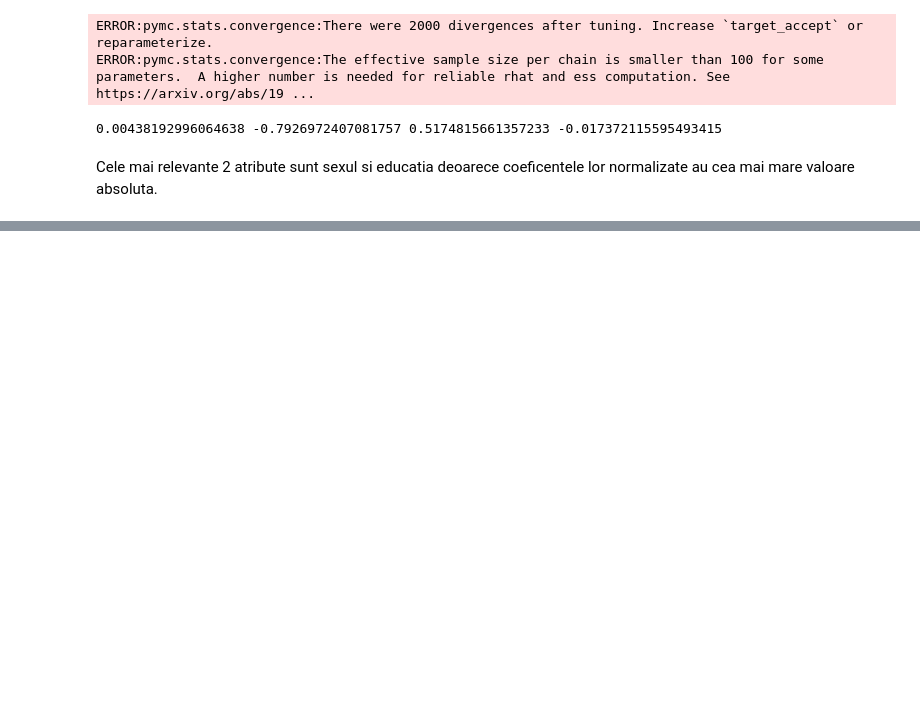
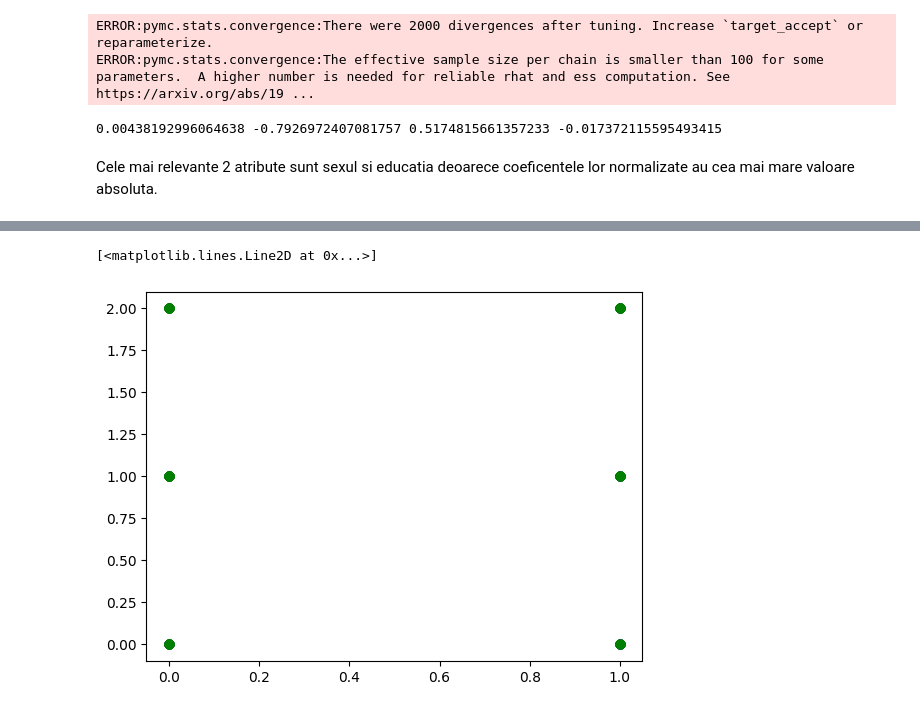
Before and after one commit to codingiamnot/PMP-2024, a Jupyter notebook: Examen/pmp_examen.ipynb, the cells around one changed output, grey strips where cells are left out. Cells and saved outputs as stored; diff of their text form; code cells hidden in the pictures; blank space fills up the shorter version.

```diff
--- a/Examen/pmp_examen.ipynb
+++ b/Examen/pmp_examen.ipynb
@@ -86,3 +86,15 @@ with pm.Model() as model2:
 [interactive output not drawn]
 [interactive output not drawn]
 [interactive output not drawn]
+# %%
+sex_by_vote = [[sex[i] for i in range(len(sex)) if vote[i] == vote_val] for vote_val in range(2)]
+educ_by_vote = [[educ[i] for i in range(len(educ)) if vote[i] == vote_val] for vote_val in range(2)]
+
+plt.plot(sex_by_vote[0], educ_by_vote[0], "ob")
+plt.plot(sex_by_vote[1], educ_by_vote[1], "og")
+
+##aceste criterii nu sunt de ajuns deoarece exista persoane cu acelasi sex / nivel de educatie care au votat cu ambii candidati
+### putem vedea acest lucru din factul ca punctele albastre si verzi se suprapun
+# %% [output]
+[<matplotlib.lines.Line2D at 0x...>]
+[figure, added]
```
Also changed, not shown: parts of 2 cells of this notebook.
